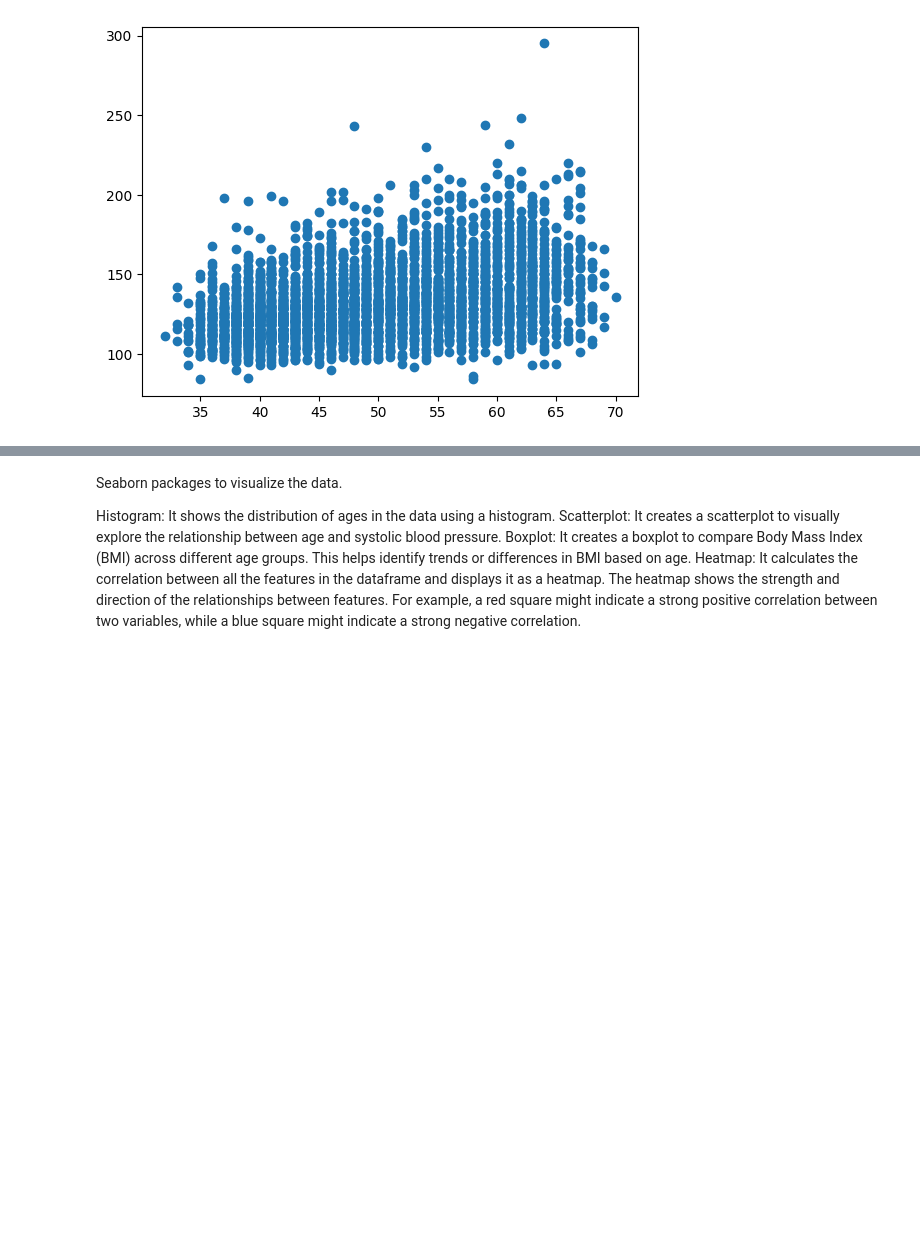
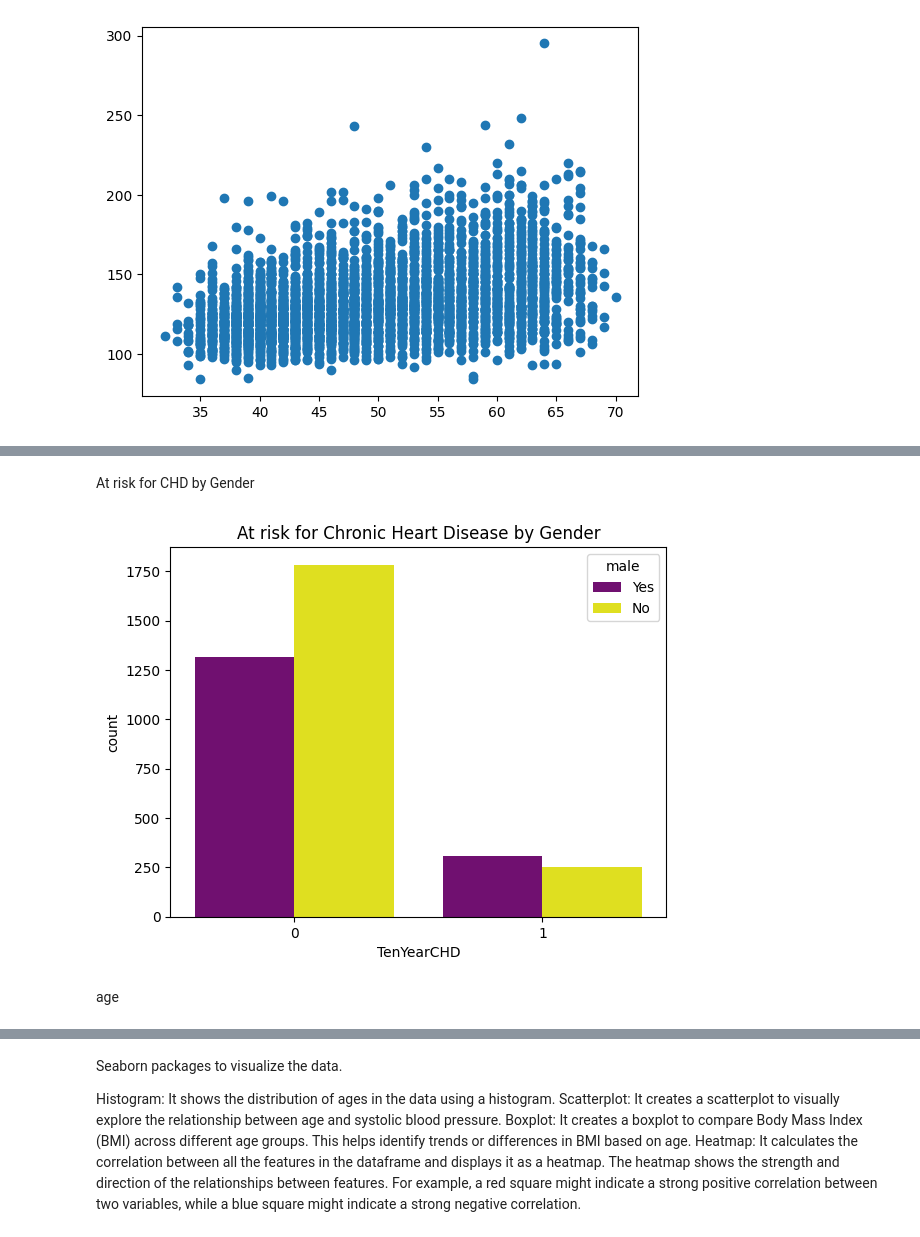
Before and after one commit to berkleysayaka/Final-project-Data-201, a Jupyter notebook: Final_project_Data_201_Kaggle_Heart_Disease_Prediction_after_mtg_(1).ipynb, the cells around one changed output, grey strips where cells are left out. Drawn from its saved outputs; the diff is of its cells as text; code cells hidden in the pictures; blank space fills up the shorter version.

```diff
--- a/Final_project_Data_201_Kaggle_Heart_Disease_Prediction_after_mtg_(1).ipynb
+++ b/Final_project_Data_201_Kaggle_Heart_Disease_Prediction_after_mtg_(1).ipynb
@@ -411,0 +247,14 @@ max       1.000000
+# %% [markdown]
+At risk for CHD by Gender
+# %%
+# Apply the mapping
+df['male'] = df['male'].map({0: 'No', 1: 'Yes'})
+
+custom_palette=['purple', 'yellow']
+sns.set_palette(custom_palette)
+sns.countplot(x='TenYearCHD', data=df, hue='male').set(title ="At risk for Chronic Heart Disease by Gender")
+plt.show()
+# %% [output]
+[figure, added]
+# %% [markdown]
+age
```
Also changed, not shown: parts of 33 cells of this notebook.
